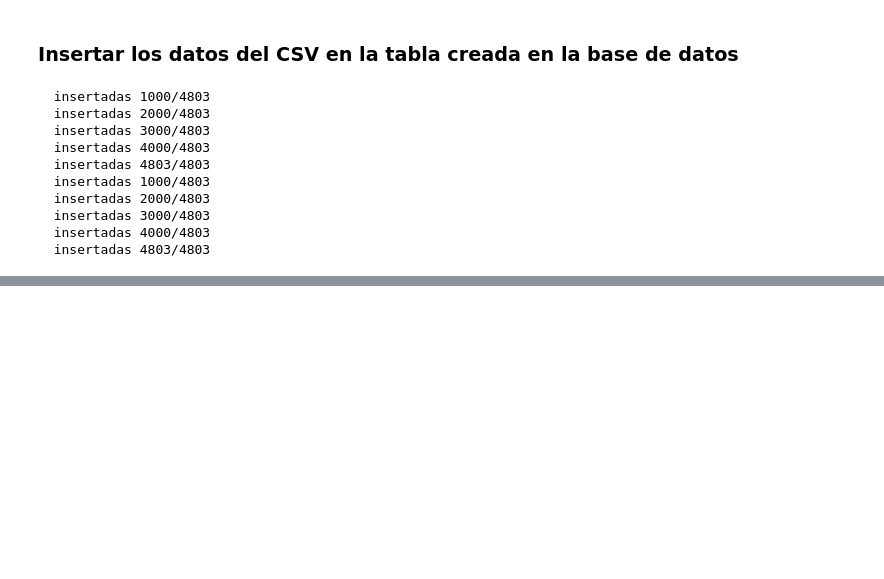
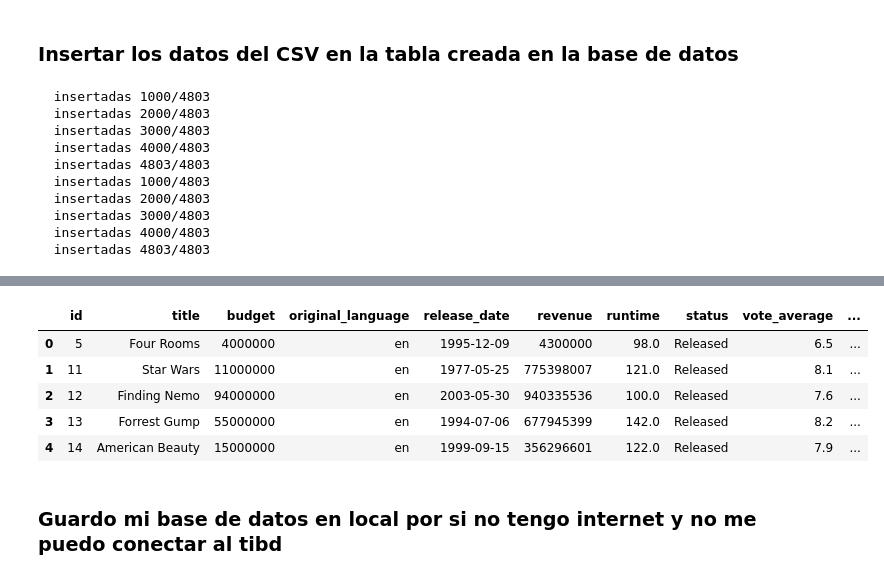
Before and after one commit to lauraargente/Proyecto_Movie_Dataset, a Jupyter notebook: analisis.ipynb, the cells around one changed output, grey strips where cells are left out. Drawn from its saved outputs; the diff is of its cells as text; code cells hidden in the pictures; blank space fills up the shorter version.

```diff
--- a/analisis.ipynb
+++ b/analisis.ipynb
@@ -160,0 +167,41 @@ cargar_csv_en_tabla(dfcr, "credits", conn, batch=1000)
+# %%
+conn = mysql.connector.connect(**mysql_config)
+
+query = """
+SELECT
+    m.id,
+    m.title,
+    m.budget,
+    m.original_language,
+    m.release_date,
+    m.revenue,
+    m.runtime,
+    m.status,
+    m.vote_average,
+    m.vote_count,
+    m.genres,
+    m.production_companies,
+    m.production_countries,
+    m.spoken_languages,
+    c.cast_actors,
+    c.crew
+FROM proyecto_movie.movies m
+JOIN proyecto_movie.credits c
+    ON m.id = c.movie_id
+WHERE m.status = 'Released'
+"""
+
+df_tablajoin = pd.read_sql(query, conn)
+
+conn.close()
+
+df_tablajoin.head()
+# %% [output]
+|  | id | title | budget | original_language | release_date | revenue | runtime | status | vote_average | ... |
+| 0 | 5 | Four Rooms | 4000000 | en | 1995-12-09 | 4300000 | 98.0 | Released | 6.5 | ... |
+| 1 | 11 | Star Wars | 11000000 | en | 1977-05-25 | 775398007 | 121.0 | Released | 8.1 | ... |
+| 2 | 12 | Finding Nemo | 94000000 | en | 2003-05-30 | 940335536 | 100.0 | Released | 7.6 | ... |
+| 3 | 13 | Forrest Gump | 55000000 | en | 1994-07-06 | 677945399 | 142.0 | Released | 8.2 | ... |
+| 4 | 14 | American Beauty | 15000000 | en | 1999-09-15 | 356296601 | 122.0 | Released | 7.9 | ... |
+# %% [markdown]
+### Guardo mi base de datos en local por si no tengo internet y no me puedo conectar al tibd
```
Also changed, not shown: parts of 3 cells of this notebook, 1 other file.
